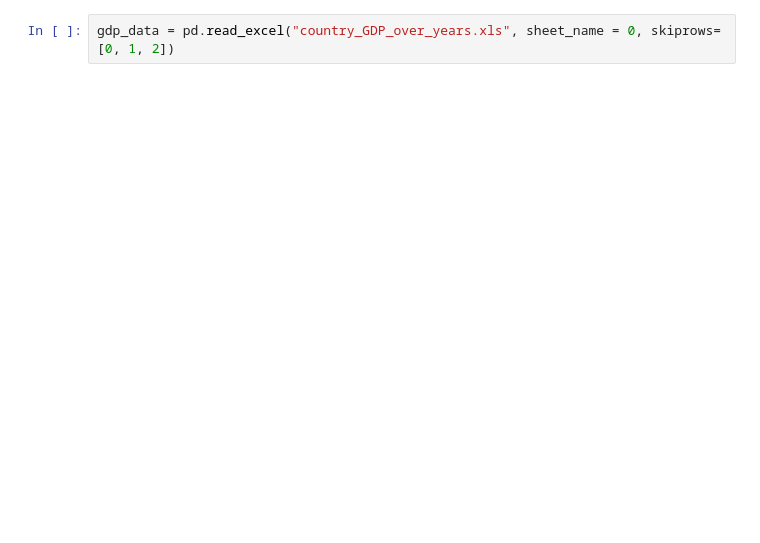
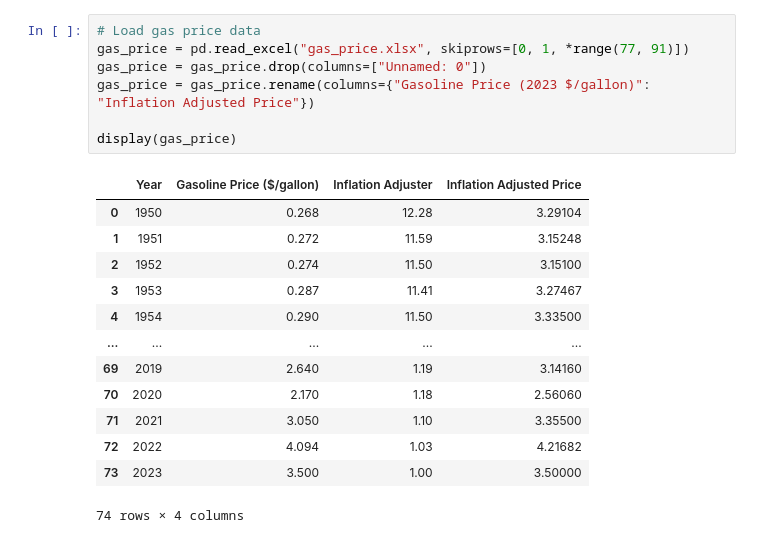
Before and after one commit to ethan-chang-nmc/masters.coursework, a Jupyter notebook: Mathematical_Statistics/Discussion_8/module8_discussion.ipynb, the cells around one changed output. Cells and saved outputs as stored; diff of their text form; blank space fills up the shorter version.

```diff
--- a/Mathematical_Statistics/Discussion_8/module8_discussion.ipynb
+++ b/Mathematical_Statistics/Discussion_8/module8_discussion.ipynb
@@ -37,2 +35,21 @@ print(edu_data.columns)
 # %%
-gdp_data = pd.read_excel("country_GDP_over_years.xls", sheet_name = 0, skiprows=[0, 1, 2])
+# Load gas price data
+gas_price = pd.read_excel("gas_price.xlsx", skiprows=[0, 1, *range(77, 91)])
+gas_price = gas_price.drop(columns=["Unnamed: 0"])
+gas_price = gas_price.rename(columns={"Gasoline Price (2023 $/gallon)": "Inflation Adjusted Price"})
+
+display(gas_price)
+# %% [output]
+|  | Year | Gasoline Price ($/gallon) | Inflation Adjuster | Inflation Adjusted Price |
+| 0 | 1950 | 0.268 | 12.28 | 3.29104 |
+| 1 | 1951 | 0.272 | 11.59 | 3.15248 |
+| 2 | 1952 | 0.274 | 11.50 | 3.15100 |
+| 3 | 1953 | 0.287 | 11.41 | 3.27467 |
+| 4 | 1954 | 0.290 | 11.50 | 3.33500 |
+| ... | ... | ... | ... | ... |
+| 69 | 2019 | 2.640 | 1.19 | 3.14160 |
+| 70 | 2020 | 2.170 | 1.18 | 2.56060 |
+| 71 | 2021 | 3.050 | 1.10 | 3.35500 |
+| 72 | 2022 | 4.094 | 1.03 | 4.21682 |
+| 73 | 2023 | 3.500 | 1.00 | 3.50000 |
+74 rows × 4 columns
```
Also changed, not shown: parts of 4 cells of this notebook.
